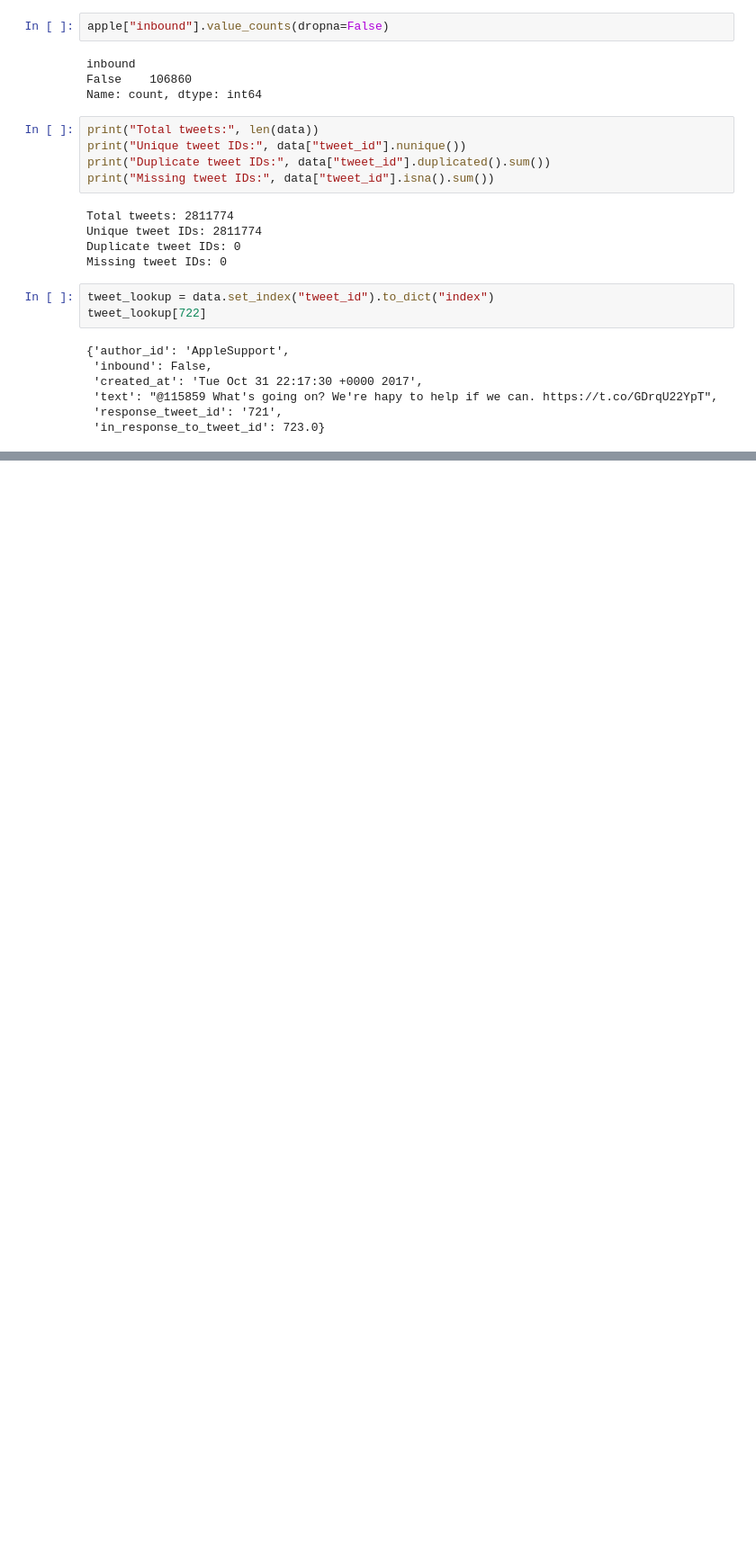
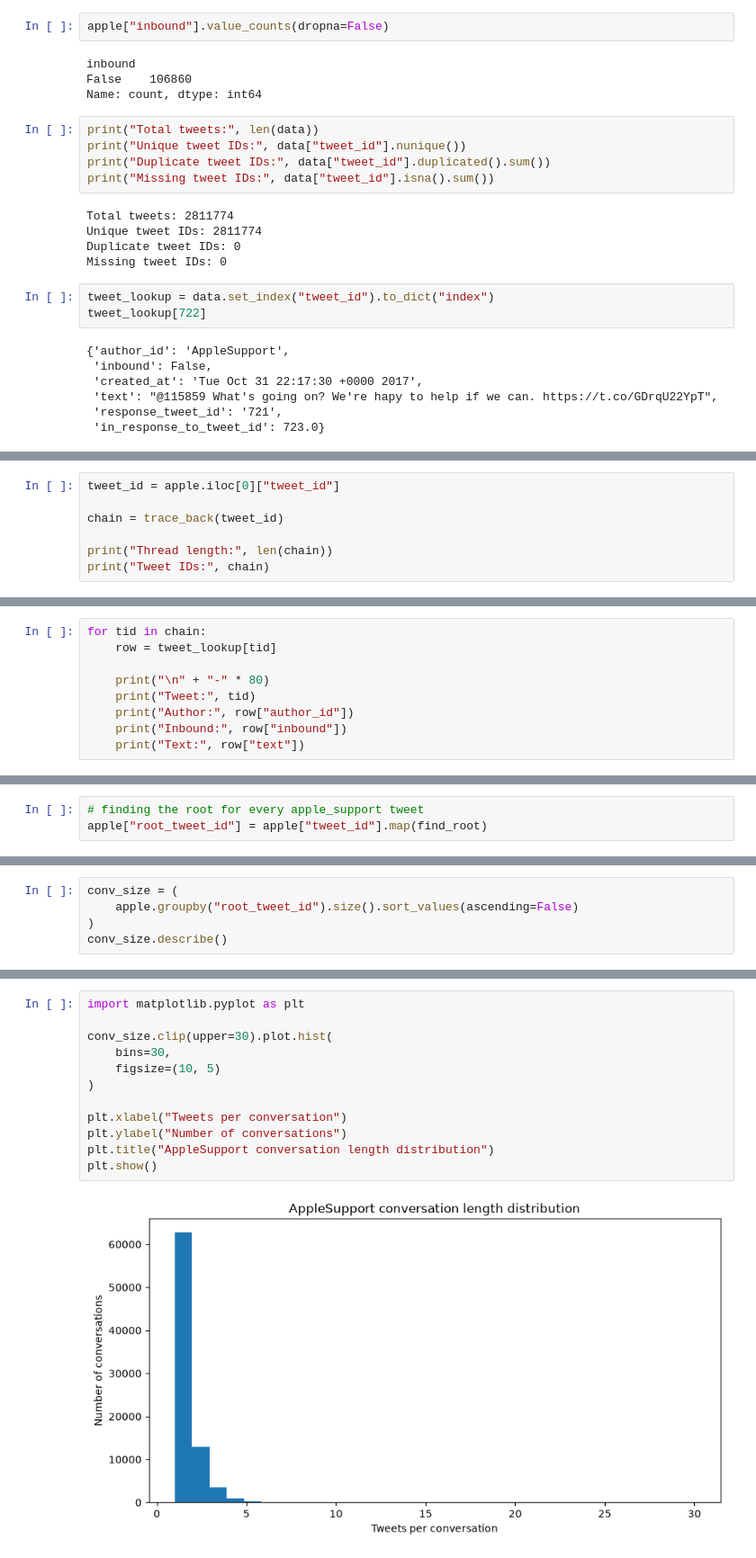
Before and after one commit to fyzanfr/tweets, a Jupyter notebook: notebooks/preprocessing.ipynb, the cells around one changed output, grey strips where cells are left out. Shown at 90% size. Saved outputs shown, nothing was run; the diff lists cells and outputs as text; blank space fills up the shorter version.

```diff
--- a/notebooks/preprocessing.ipynb
+++ b/notebooks/preprocessing.ipynb
@@ -361,0 +400,7 @@ def get_parent(tweet_id):
+# %%
+tweet_id = apple.iloc[0]["tweet_id"]
+
+chain = trace_back(tweet_id)
+
+print("Thread length:", len(chain))
+print("Tweet IDs:", chain)
@@ -361,0 +410,9 @@ def get_parent(tweet_id):
+# %%
+for tid in chain:
+    row = tweet_lookup[tid]
+
+    print("\n" + "-" * 80)
+    print("Tweet:", tid)
+    print("Author:", row["author_id"])
+    print("Inbound:", row["inbound"])
+    print("Text:", row["text"])
@@ -361,0 +518,3 @@ def get_parent(tweet_id):
+# %%
+# finding the root for every apple_support tweet
+apple["root_tweet_id"] = apple["tweet_id"].map(find_root)
@@ -361,0 +534,5 @@ def get_parent(tweet_id):
+# %%
+conv_size = (
+    apple.groupby("root_tweet_id").size().sort_values(ascending=False)
+)
+conv_size.describe()
@@ -361,0 +549,14 @@ def get_parent(tweet_id):
+# %%
+import matplotlib.pyplot as plt
+
+conv_size.clip(upper=30).plot.hist(
+    bins=30,
+    figsize=(10, 5)
+)
+
+plt.xlabel("Tweets per conversation")
+plt.ylabel("Number of conversations")
+plt.title("AppleSupport conversation length distribution")
+plt.show()
+# %% [output]
+[figure, added]
```
Also changed, not shown: parts of 42 cells of this notebook.
